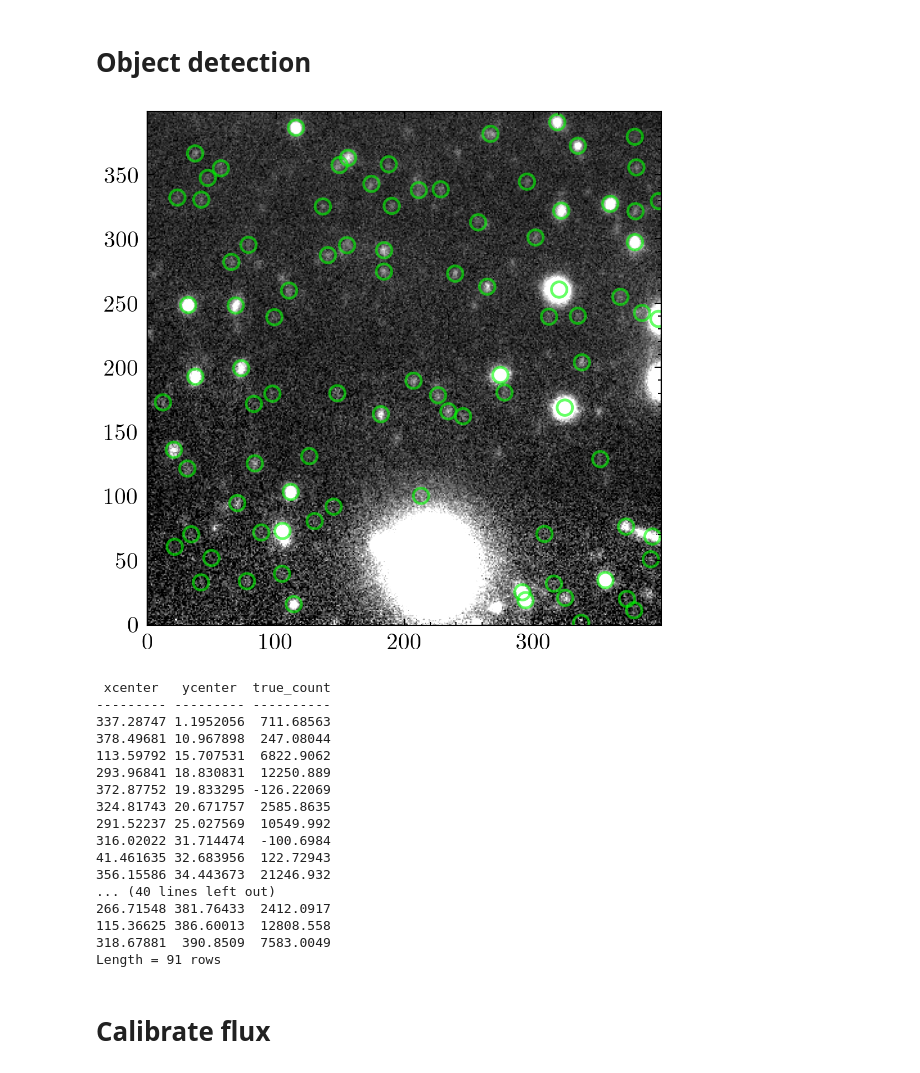
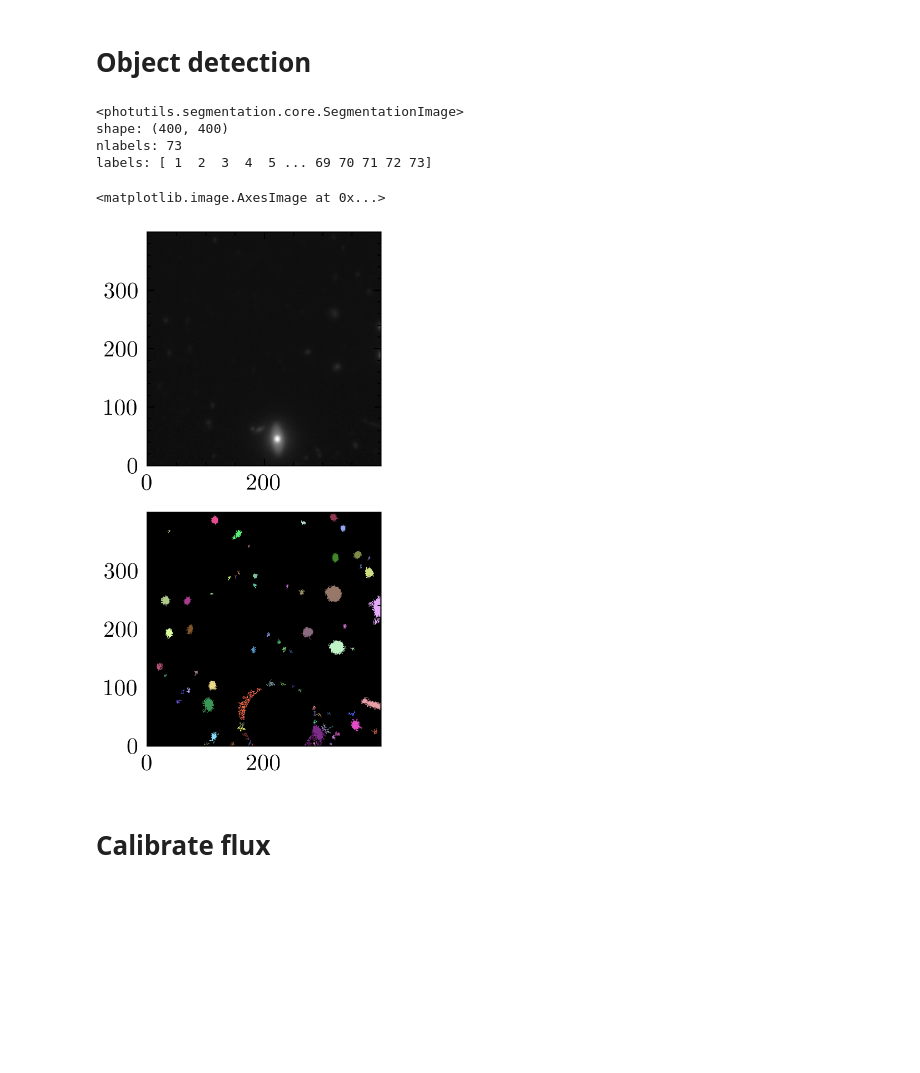
Before and after one commit to wnguyen1312/Astronomical-Image-Processing, a Jupyter notebook: aperture_photometry.ipynb, the cells around one changed output. Cells and saved outputs as stored; diff of their text form; code cells hidden in the pictures; blank space fills up the shorter version.

```diff
--- a/aperture_photometry.ipynb
+++ b/aperture_photometry.ipynb
@@ -218,59 +221,25 @@ mask = mask_bool[0:400, 0:400]
 # --- background stats ---
 mean, median, std = sigma_clipped_stats(img, sigma=3.0, mask=~mask)
 
-# --- detect stellar objects ---
-daofind = DAOStarFinder(fwhm=2*r_aperture, threshold=4*std)
-sources = daofind(img - median, mask=~mask)
-
-if sources is None or len(sources) == 0:
-    print("No sources found.")
-else:
-    positions = np.transpose((sources['xcentroid'], sources['ycentroid']))
-    apertures = CircularAperture(positions, r=r_aperture)
-    annuli = CircularAnnulus(positions, r_in=1.5 * r_aperture, r_out=2 * r_aperture)
-
-    # --- background measurement ---
-    aperstats = ApertureStats(img, annuli, mask=~mask)
-    bkg_mean = aperstats.mean  # mean background per pixel
-    aperture_area = apertures.area_overlap(img, mask=~mask) # only considering the valid pixels
-    total_bkg = bkg_mean * aperture_area # total background
-
-    # --- aperture photometry ---
-    phot_table = aperture_photometry(img, apertures, mask=~mask)
-    phot_table['total_bkg'] = total_bkg
-    phot_table['true_count'] = phot_table['aperture_sum'] - phot_table['total_bkg']
-
-    # --- plot ---
-    plt.figure(figsize=(4, 4), dpi=300)
-    plt.imshow(img, cmap='gray', origin='lower',
-               vmin=np.percentile(img, 5), vmax=np.percentile(img, 95))
-    apertures.plot(color='lime', lw=1.2, alpha=0.6)
-    plt.show()
-
-    # --- results ---
-    for col in phot_table.colnames:
-        phot_table[col].info.format = '%.8g'
-
-    print(phot_table['xcenter', 'ycenter', 'true_count'])
+bkg_substract = img - mean
+threshold = 2 * std
-# %% [output]
-[figure, removed]
- xcenter   ycenter  true_count
---------- --------- ----------
-337.28747 1.1952056  711.68563
-378.49681 10.967898  247.08044
-113.59792 15.707531  6822.9062
-293.96841 18.830831  12250.889
-372.87752 19.833295 -126.22069
-324.81743 20.671757  2585.8635
-291.52237 25.027569  10549.992
-316.02022 31.714474  -100.6984
-41.461635 32.683956  122.72943
-356.15586 34.443673  21246.932
-... (40 lines left out)
-266.71548 381.76433  2412.0917
-115.36625 386.60013  12808.558
-318.67881  390.8509  7583.0049
-Length = 91 rows
+# %%
+segment_map = detect_sources(bkg_substract, threshold, npixels=10, mask=~mask)
+print(segment_map)
+# %% [output]
+<photutils.segmentation.core.SegmentationImage>
+shape: (400, 400)
+nlabels: 73
+labels: [ 1  2  3  4  5 ... 69 70 71 72 73]
+# %%
+norm = ImageNormalize(stretch=SqrtStretch())
+fig, (ax1, ax2) = plt.subplots(2, 1, figsize=(4, 4), dpi = 600)
+ax1.imshow(img, origin='lower', cmap='Greys_r', norm=norm)
+ax2.imshow(segment_map, origin='lower', cmap=segment_map.cmap,
+           interpolation='nearest')
+# %% [output]
+<matplotlib.image.AxesImage at 0x...>
+[figure, added]
 # %% [markdown]
 # Calibrate flux
 # %%
```
Also changed, not shown: parts of 1 cell of this notebook.
